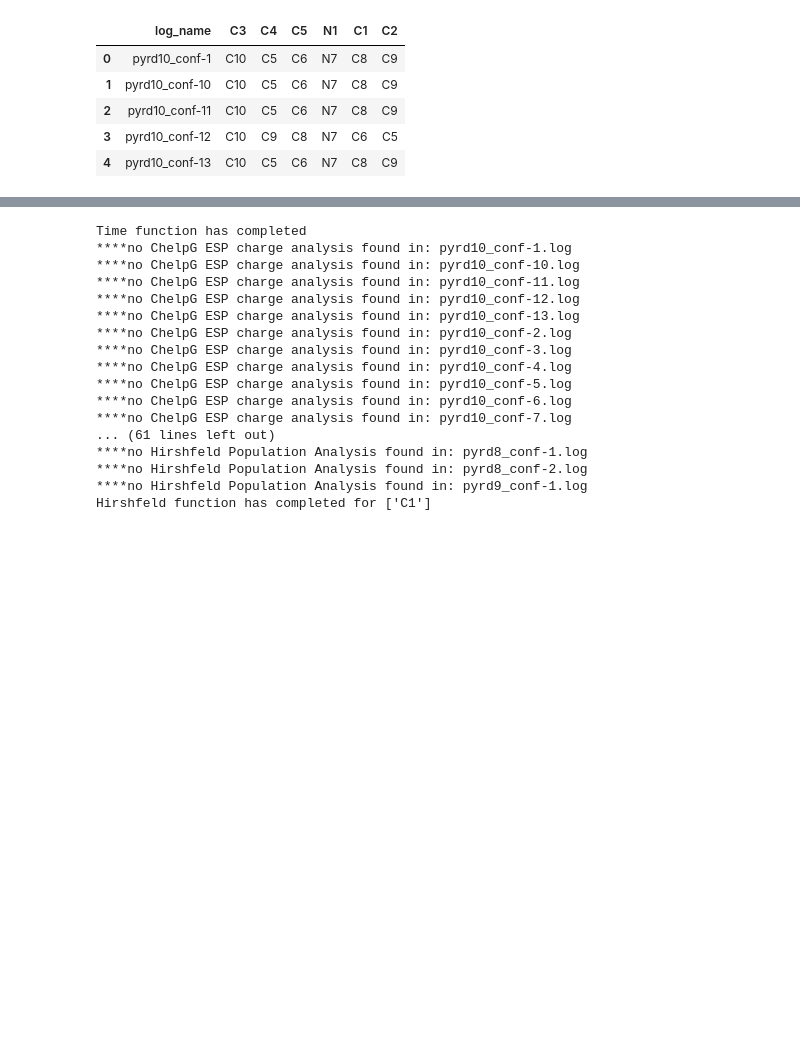
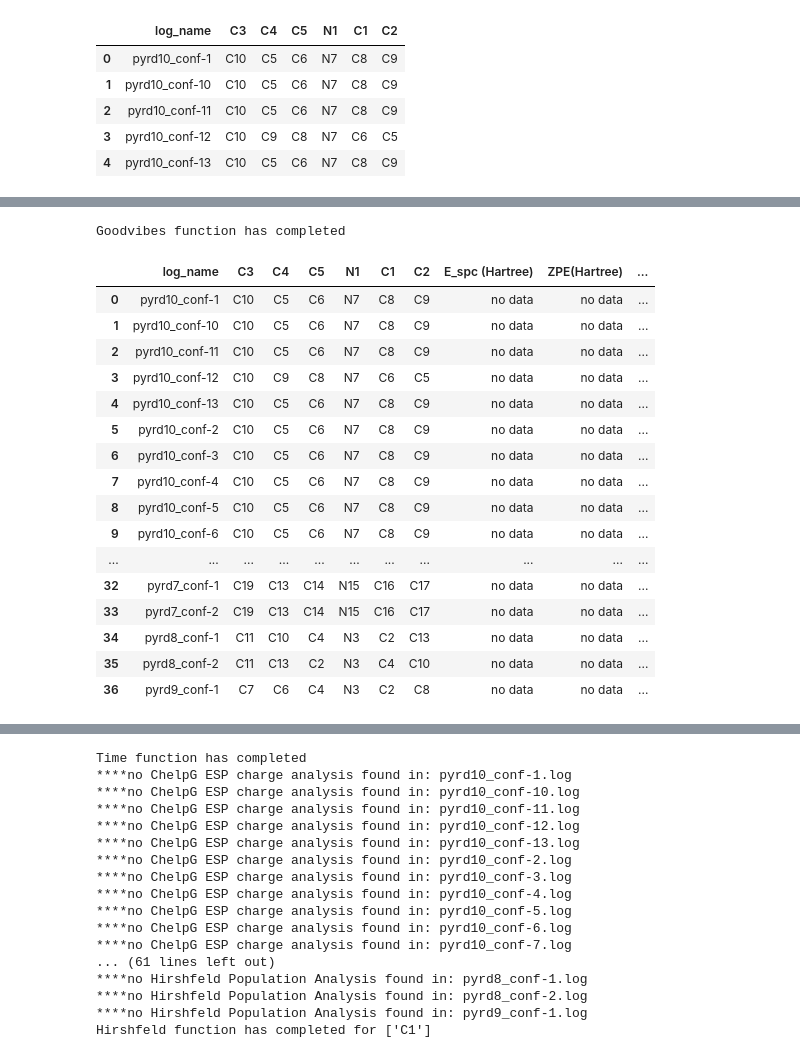
Before and after one commit to intel00000/stahl_data_science, a Jupyter notebook: Get_Properties_Notebook-WI/gp_start_folder/get_properties_notebook_pyrd.ipynb, the cells around one changed output, grey strips where cells are left out. Cells and saved outputs as stored; diff of their text form; code cells hidden in the pictures; blank space fills up the shorter version.

Commit message:
fix get_goodvibes_e to work with new version of goodvibes

```diff
--- a/Get_Properties_Notebook-WI/gp_start_folder/get_properties_notebook_pyrd.ipynb
+++ b/Get_Properties_Notebook-WI/gp_start_folder/get_properties_notebook_pyrd.ipynb
@@ -51,3 +102,36 @@ df = atom_map_df  # df is what properties will be appended to, this creates a co
+# %%
+importlib.reload(gp)
+
+#this box has functions to choose from
+df = atom_map_df
+
+#---------------GoodVibes Engergies---------------
+#uses the GoodVibes 2021 Branch (Jupyter Notebook Compatible)
+#calculates the quasi harmonic corrected G(T) and single point corrected G(T) as well as other thermodynamic properties
+#inputs: dataframe, temperature
+df = gp.get_goodvibes_e(df, 298.15)
+
+pd.options.display.max_columns = None
+display(df)
+# %% [output]
+Goodvibes function has completed
+|  | log_name | C3 | C4 | C5 | N1 | C1 | C2 | E_spc (Hartree) | ZPE(Hartree) | ... |
+| 0 | pyrd10_conf-1 | C10 | C5 | C6 | N7 | C8 | C9 | no data | no data | ... |
+| 1 | pyrd10_conf-10 | C10 | C5 | C6 | N7 | C8 | C9 | no data | no data | ... |
+| 2 | pyrd10_conf-11 | C10 | C5 | C6 | N7 | C8 | C9 | no data | no data | ... |
+| 3 | pyrd10_conf-12 | C10 | C9 | C8 | N7 | C6 | C5 | no data | no data | ... |
+| 4 | pyrd10_conf-13 | C10 | C5 | C6 | N7 | C8 | C9 | no data | no data | ... |
+| 5 | pyrd10_conf-2 | C10 | C5 | C6 | N7 | C8 | C9 | no data | no data | ... |
+| 6 | pyrd10_conf-3 | C10 | C5 | C6 | N7 | C8 | C9 | no data | no data | ... |
+| 7 | pyrd10_conf-4 | C10 | C5 | C6 | N7 | C8 | C9 | no data | no data | ... |
+| 8 | pyrd10_conf-5 | C10 | C5 | C6 | N7 | C8 | C9 | no data | no data | ... |
+| 9 | pyrd10_conf-6 | C10 | C5 | C6 | N7 | C8 | C9 | no data | no data | ... |
+| ... | ... | ... | ... | ... | ... | ... | ... | ... | ... | ... |
+| 32 | pyrd7_conf-1 | C19 | C13 | C14 | N15 | C16 | C17 | no data | no data | ... |
+| 33 | pyrd7_conf-2 | C19 | C13 | C14 | N15 | C16 | C17 | no data | no data | ... |
+| 34 | pyrd8_conf-1 | C11 | C10 | C4 | N3 | C2 | C13 | no data | no data | ... |
+| 35 | pyrd8_conf-2 | C11 | C13 | C2 | N3 | C4 | C10 | no data | no data | ... |
+| 36 | pyrd9_conf-1 | C7 | C6 | C4 | N3 | C2 | C8 | no data | no data | ... |
 # %%
 #this box has functions to choose from
 df = atom_map_df
```
Also changed, not shown: parts of 4 cells of this notebook, 52 other files.
